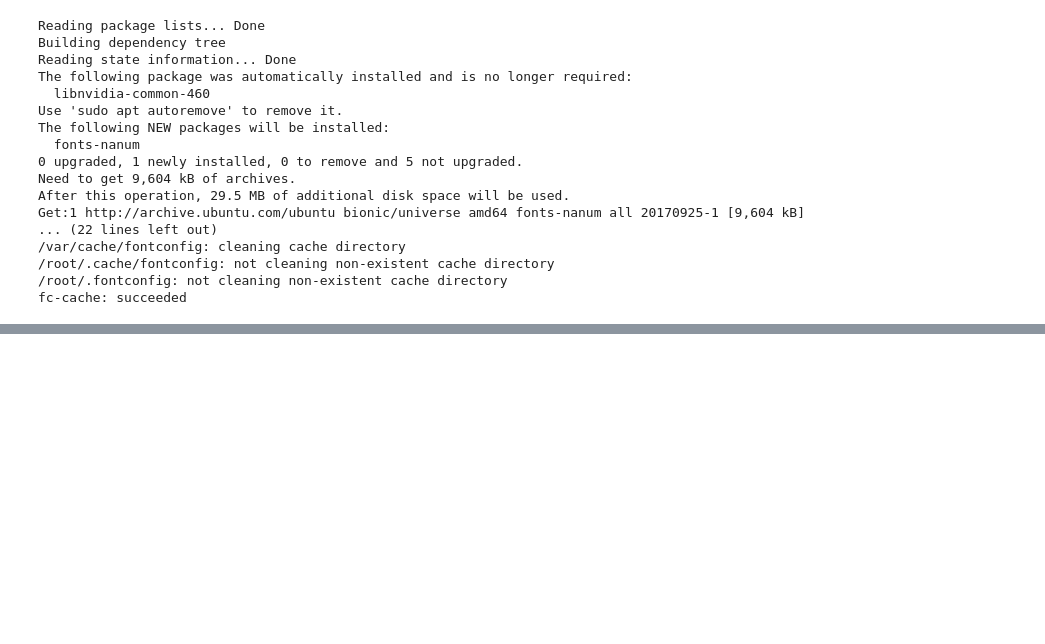
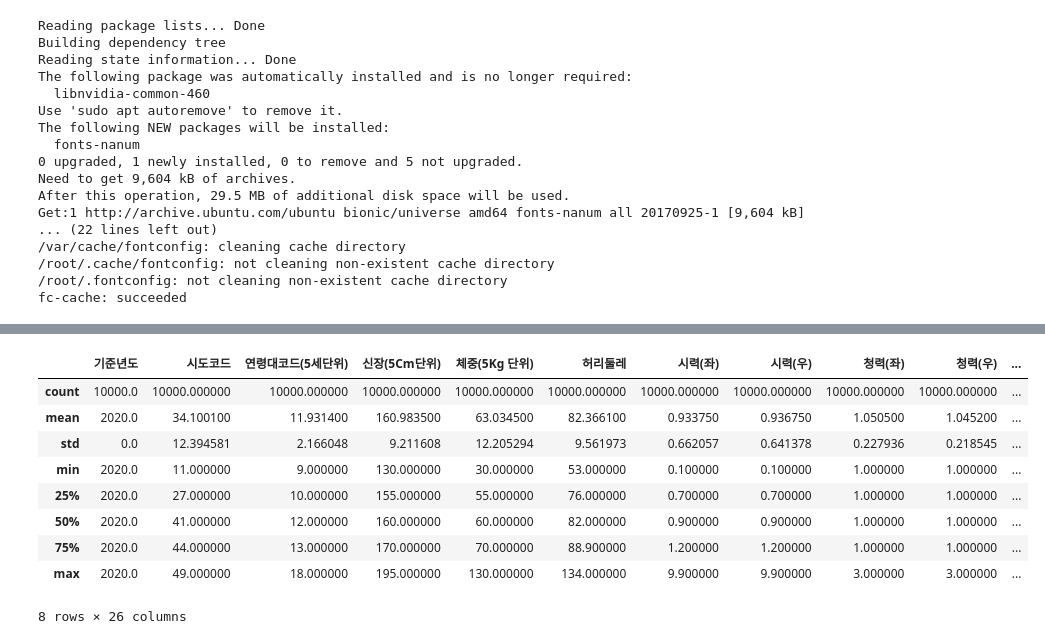
Before and after one commit to raccooooooon/midterm, a Jupyter notebook: 분류과제_2012587_김민정.ipynb, the cells around one changed output, grey strips where cells are left out. Cells and saved outputs as stored; diff of their text form; code cells hidden in the pictures; blank space fills up the shorter version.

Commit message:
Colaboratory를 통해 생성됨

```diff
--- a/분류과제_2012587_김민정.ipynb
+++ b/분류과제_2012587_김민정.ipynb
@@ -42,0 +75,15 @@ fc-cache: succeeded
+# %%
+health = pd.read_csv("/content/drive/My Drive/Colab Notebooks/BIGMINING/health_data.csv", index_col='가입자일련번호')
+# %%
+health.describe()
+# %% [output]
+|  | 기준년도 | 시도코드 | 연령대코드(5세단위) | 신장(5Cm단위) | 체중(5Kg 단위) | 허리둘레 | 시력(좌) | 시력(우) | 청력(좌) | 청력(우) | ... |
+| count | 10000.0 | 10000.000000 | 10000.000000 | 10000.000000 | 10000.000000 | 10000.000000 | 10000.000000 | 10000.000000 | 10000.000000 | 10000.000000 | ... |
+| mean | 2020.0 | 34.100100 | 11.931400 | 160.983500 | 63.034500 | 82.366100 | 0.933750 | 0.936750 | 1.050500 | 1.045200 | ... |
+| std | 0.0 | 12.394581 | 2.166048 | 9.211608 | 12.205294 | 9.561973 | 0.662057 | 0.641378 | 0.227936 | 0.218545 | ... |
+| min | 2020.0 | 11.000000 | 9.000000 | 130.000000 | 30.000000 | 53.000000 | 0.100000 | 0.100000 | 1.000000 | 1.000000 | ... |
+| 25% | 2020.0 | 27.000000 | 10.000000 | 155.000000 | 55.000000 | 76.000000 | 0.700000 | 0.700000 | 1.000000 | 1.000000 | ... |
+| 50% | 2020.0 | 41.000000 | 12.000000 | 160.000000 | 60.000000 | 82.000000 | 0.900000 | 0.900000 | 1.000000 | 1.000000 | ... |
+| 75% | 2020.0 | 44.000000 | 13.000000 | 170.000000 | 70.000000 | 88.900000 | 1.200000 | 1.200000 | 1.000000 | 1.000000 | ... |
+| max | 2020.0 | 49.000000 | 18.000000 | 195.000000 | 130.000000 | 134.000000 | 9.900000 | 9.900000 | 3.000000 | 3.000000 | ... |
+8 rows × 26 columns
```
Also changed, not shown: parts of 9 cells of this notebook.
